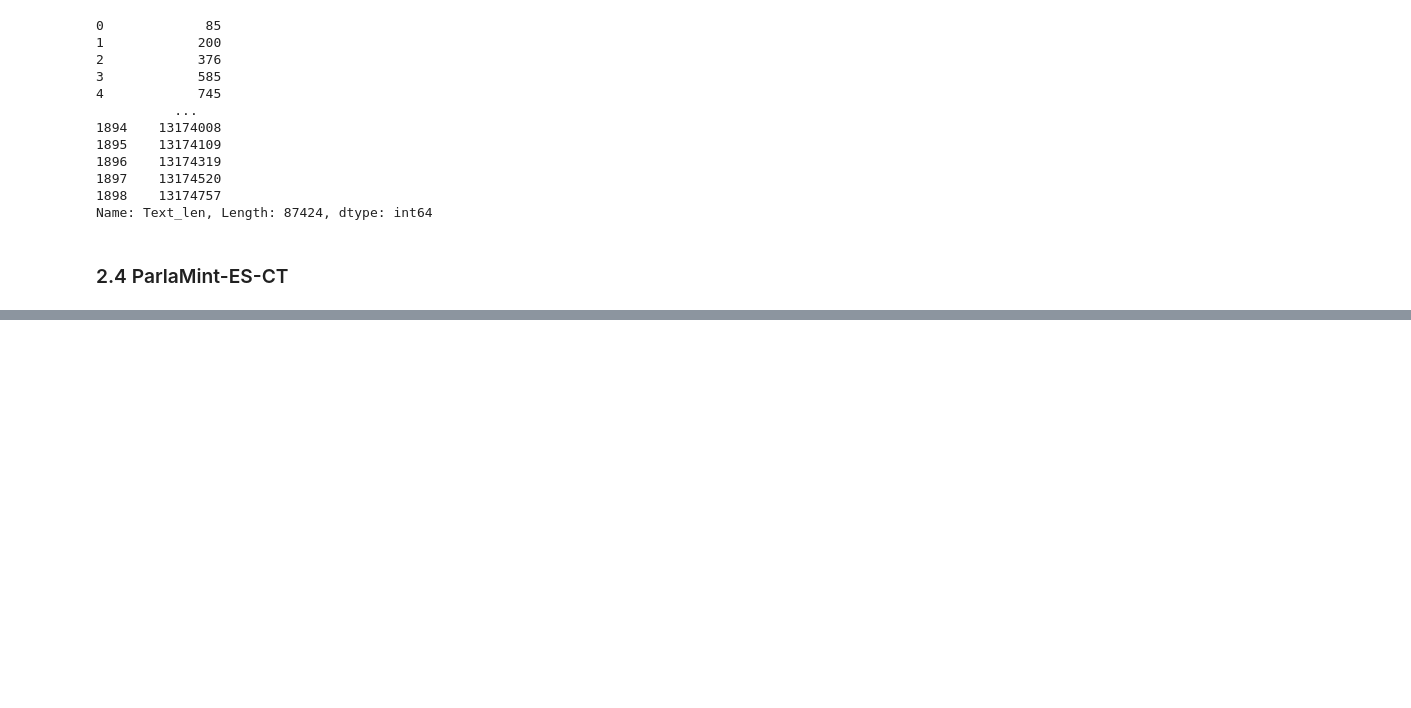
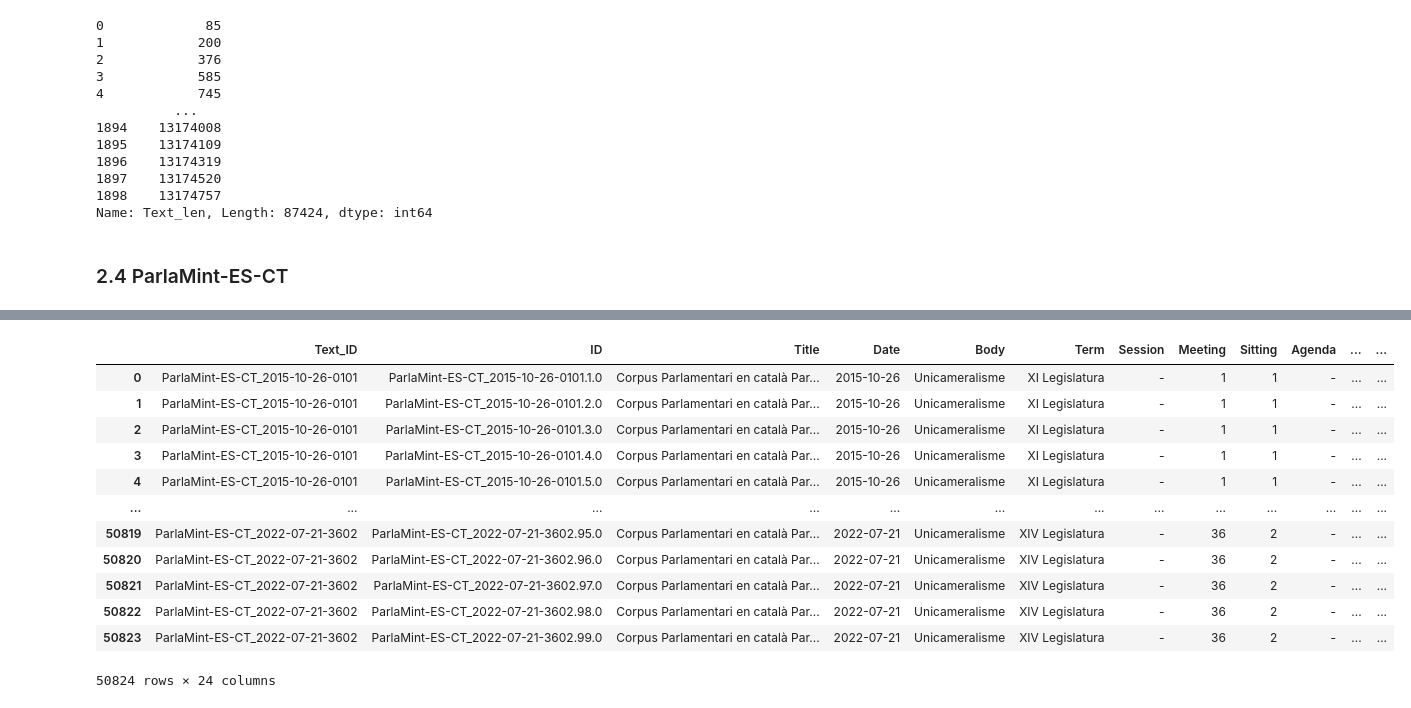
Before and after one commit to Data-Science-for-Linguists-2025/Linguistic-Markers-Catalan-Substitution, a Jupyter notebook: Data_Curation.ipynb, the cells around one changed output, grey strips where cells are left out. Saved outputs shown, nothing was run; the diff lists cells and outputs as text; code cells hidden in the pictures; blank space fills up the shorter version.

```diff
--- a/Data_Curation.ipynb
+++ b/Data_Curation.ipynb
@@ -324,0 +360,18 @@ Files are in .txt, .xml and .conllu
+# %%
+#ParlaMint part 2 - txt
+
+text_files = glob.glob(os.path.join(data_path, "**", "*.txt"), recursive=True)
+
+text_list = []
+for file in text_files:
+    if "README" not in file: # avoiding the README.txt getting mixed up with our data
+        text_df = pd.read_csv(file, sep="\t", header = None)
+        text_list.append(text_df)
+
+text_df = pd.concat(text_list)
+
+text_df = text_df.dropna()
+
+text_df = text_df.rename(columns ={0: "ID", 1:"Text"})
+
+text_df
@@ -324,0 +394,18 @@ Files are in .txt, .xml and .conllu
+# %%
+parlaMint_df = metadata_df.merge(text_df, on="ID", how="outer")
+# %%
+parlaMint_df
+# %% [output]
+|  | Text_ID | ID | Title | Date | Body | Term | Session | Meeting | Sitting | Agenda | ... | ... |
+| 0 | ParlaMint-ES-CT_2015-10-26-0101 | ParlaMint-ES-CT_2015-10-26-0101.1.0 | Corpus Parlamentari en català Par... | 2015-10-26 | Unicameralisme | XI Legislatura | - | 1 | 1 | - | ... | ... |
+| 1 | ParlaMint-ES-CT_2015-10-26-0101 | ParlaMint-ES-CT_2015-10-26-0101.2.0 | Corpus Parlamentari en català Par... | 2015-10-26 | Unicameralisme | XI Legislatura | - | 1 | 1 | - | ... | ... |
+| 2 | ParlaMint-ES-CT_2015-10-26-0101 | ParlaMint-ES-CT_2015-10-26-0101.3.0 | Corpus Parlamentari en català Par... | 2015-10-26 | Unicameralisme | XI Legislatura | - | 1 | 1 | - | ... | ... |
+| 3 | ParlaMint-ES-CT_2015-10-26-0101 | ParlaMint-ES-CT_2015-10-26-0101.4.0 | Corpus Parlamentari en català Par... | 2015-10-26 | Unicameralisme | XI Legislatura | - | 1 | 1 | - | ... | ... |
+| 4 | ParlaMint-ES-CT_2015-10-26-0101 | ParlaMint-ES-CT_2015-10-26-0101.5.0 | Corpus Parlamentari en català Par... | 2015-10-26 | Unicameralisme | XI Legislatura | - | 1 | 1 | - | ... | ... |
+| ... | ... | ... | ... | ... | ... | ... | ... | ... | ... | ... | ... | ... |
+| 50819 | ParlaMint-ES-CT_2022-07-21-3602 | ParlaMint-ES-CT_2022-07-21-3602.95.0 | Corpus Parlamentari en català Par... | 2022-07-21 | Unicameralisme | XIV Legislatura | - | 36 | 2 | - | ... | ... |
+| 50820 | ParlaMint-ES-CT_2022-07-21-3602 | ParlaMint-ES-CT_2022-07-21-3602.96.0 | Corpus Parlamentari en català Par... | 2022-07-21 | Unicameralisme | XIV Legislatura | - | 36 | 2 | - | ... | ... |
+| 50821 | ParlaMint-ES-CT_2022-07-21-3602 | ParlaMint-ES-CT_2022-07-21-3602.97.0 | Corpus Parlamentari en català Par... | 2022-07-21 | Unicameralisme | XIV Legislatura | - | 36 | 2 | - | ... | ... |
+| 50822 | ParlaMint-ES-CT_2022-07-21-3602 | ParlaMint-ES-CT_2022-07-21-3602.98.0 | Corpus Parlamentari en català Par... | 2022-07-21 | Unicameralisme | XIV Legislatura | - | 36 | 2 | - | ... | ... |
+| 50823 | ParlaMint-ES-CT_2022-07-21-3602 | ParlaMint-ES-CT_2022-07-21-3602.99.0 | Corpus Parlamentari en català Par... | 2022-07-21 | Unicameralisme | XIV Legislatura | - | 36 | 2 | - | ... | ... |
+50824 rows × 24 columns
```
Also changed, not shown: parts of 7 cells of this notebook.
